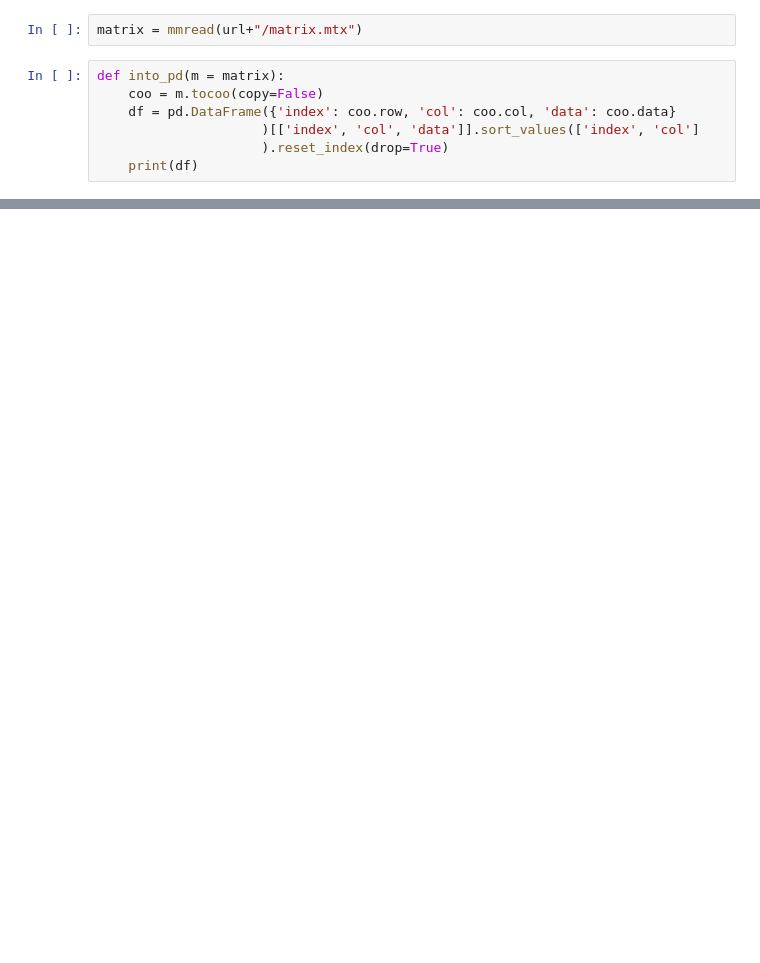
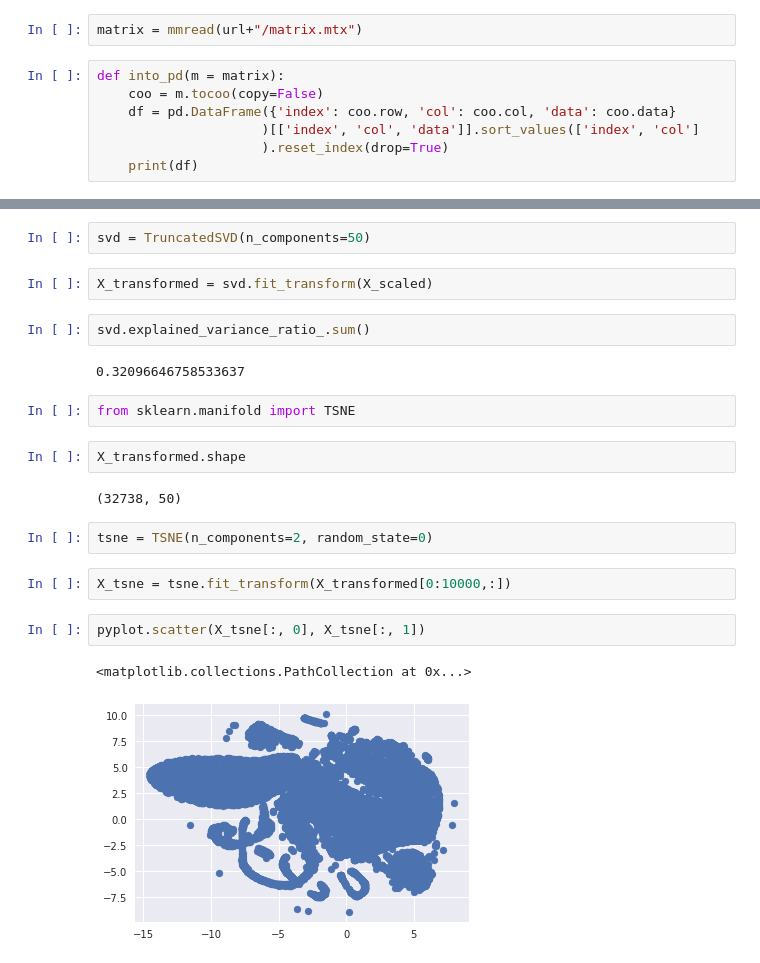
Before and after one commit to vaa239/single-cell, a Jupyter notebook: single cell.ipynb, the cells around one changed output, grey strips where cells are left out. Saved outputs shown, nothing was run; the diff lists cells and outputs as text; blank space fills up the shorter version.

```diff
--- a/single cell.ipynb
+++ b/single cell.ipynb
@@ -92,0 +95,23 @@ into_pd(X_scaled)
+# %%
+svd = TruncatedSVD(n_components=50)
+# %%
+X_transformed = svd.fit_transform(X_scaled)
+# %%
+svd.explained_variance_ratio_.sum()
+# %% [output]
+0.32096646758533637
+# %%
+from sklearn.manifold import TSNE
+# %%
+X_transformed.shape
+# %% [output]
+(32738, 50)
+# %%
+tsne = TSNE(n_components=2, random_state=0)
+# %%
+X_tsne = tsne.fit_transform(X_transformed[0:10000,:])
+# %%
+pyplot.scatter(X_tsne[:, 0], X_tsne[:, 1])
+# %% [output]
+<matplotlib.collections.PathCollection at 0x...>
+[figure, added]
```
Also changed, not shown: parts of 4 cells of this notebook.
